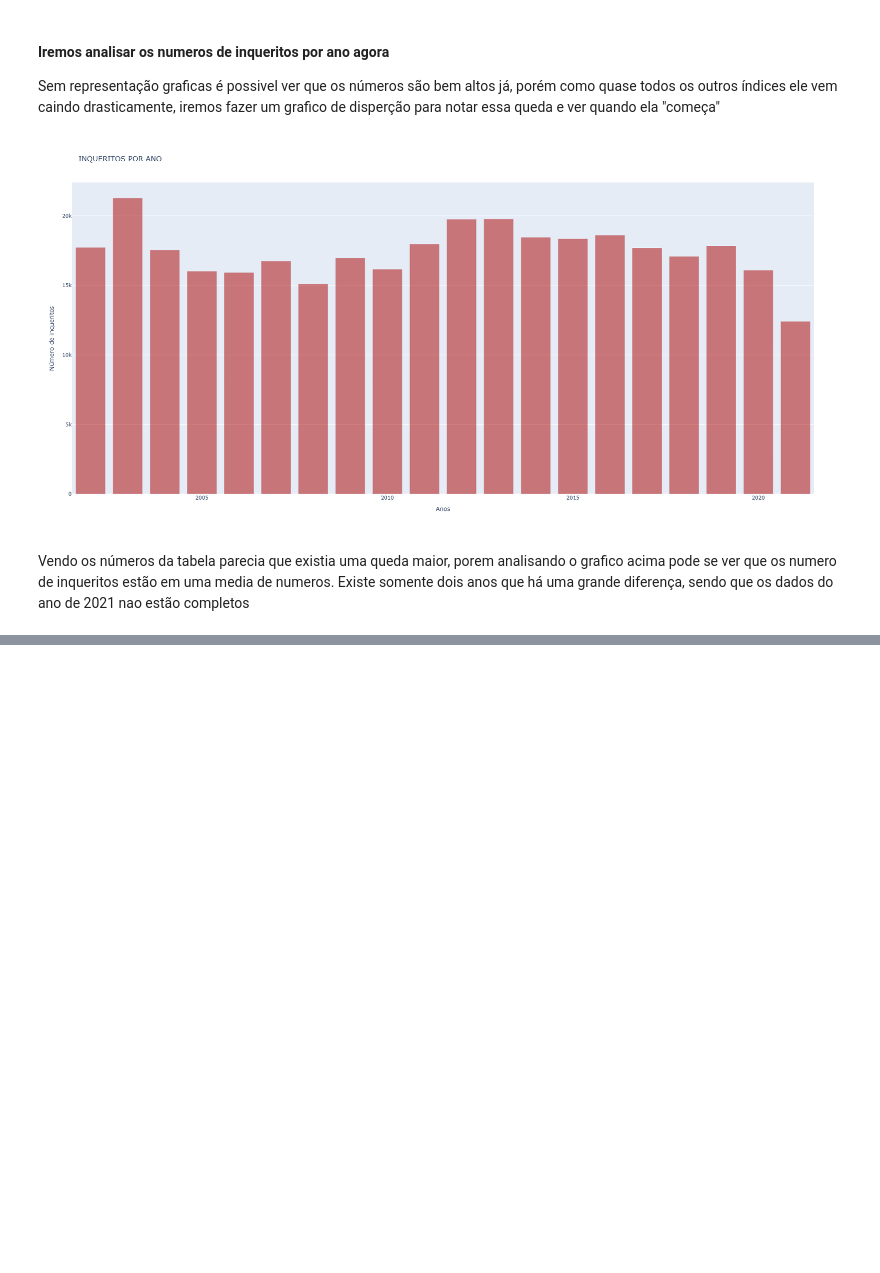
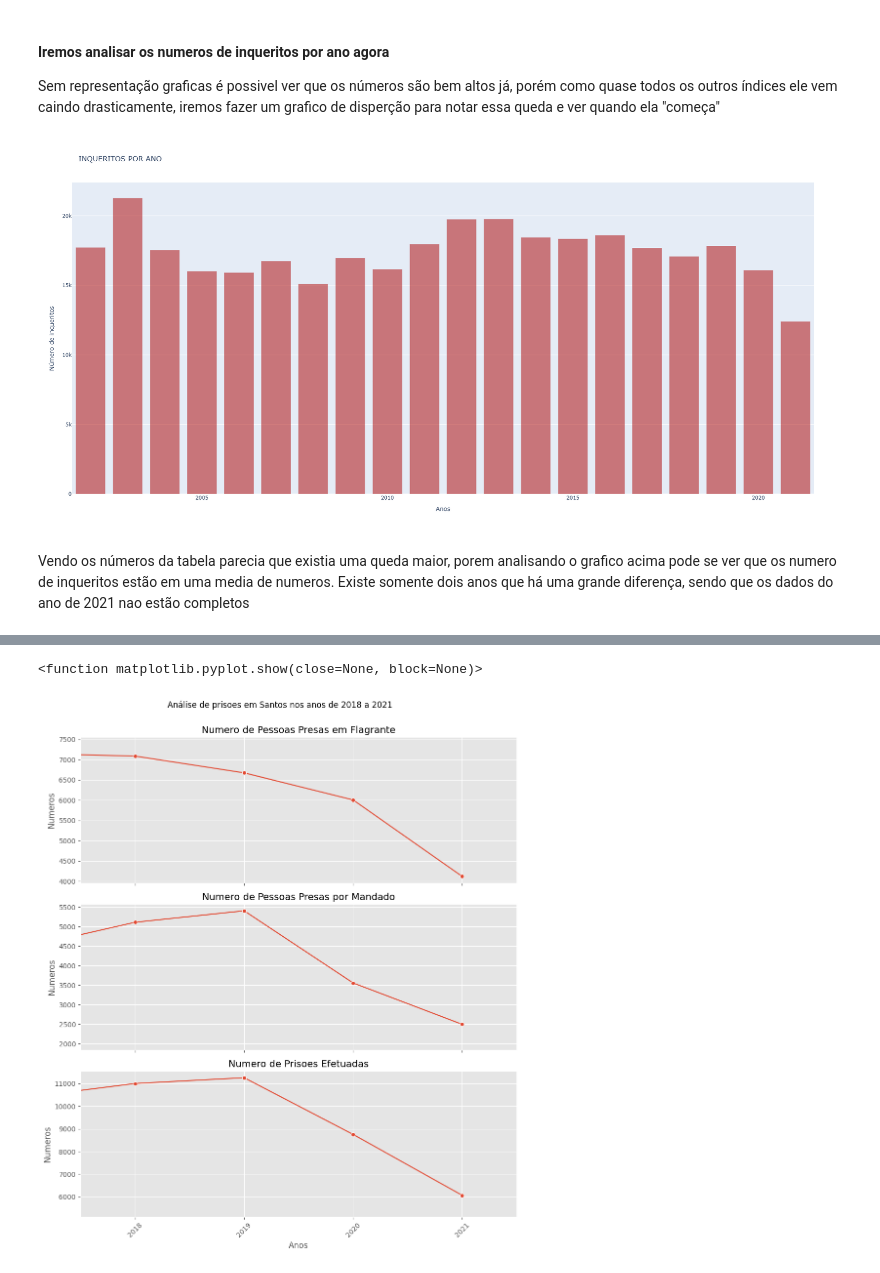
Before and after one commit to lucasghidini/ProdutividadeDaPSP_emSantos, a Jupyter notebook: ETL/ProdutividadePMSP.ipynb, the cells around one changed output, grey strips where cells are left out. Drawn from its saved outputs; the diff is of its cells as text; code cells hidden in the pictures; blank space fills up the shorter version.

Commit message:
feat: add more graphis about prisons

```diff
--- a/ETL/ProdutividadePMSP.ipynb
+++ b/ETL/ProdutividadePMSP.ipynb
@@ -147,0 +151,8 @@ Vendo os números da tabela parecia que existia uma queda maior, porem analisand
+# %%
+#selecionando as colunas para a análise
+santos.filter(['ano','numero_de_pessoas_presas_em_flagrante','numero_de_pessoas_presas_por_mandado','numero_de_prisoes_efetuadas'])
+
+#Criando um novo data para essa analise
+santos_prisoes = santos.filter(['ano','numero_de_pessoas_presas_em_flagrante','numero_de_pessoas_presas_por_mandado','numero_de_prisoes_efetuadas'])
+
+santos_prisoes
@@ -147,0 +179,4 @@ Vendo os números da tabela parecia que existia uma queda maior, porem analisand
+# %%
+#selecionando os ultimos cinco anos
+santos_prisoes_5= santos_prisoes.iloc[16:]
+santos_prisoes_5
@@ -147,0 +189,36 @@ Vendo os números da tabela parecia que existia uma queda maior, porem analisand
+# %%
+
+metricas_plot = ['numero_de_pessoas_presas_em_flagrante','numero_de_pessoas_presas_por_mandado','numero_de_prisoes_efetuadas']
+
+num_metricas = len(metricas_plot)
+cols_por_linha = 1
+rows = num_metricas
+
+fig, axes =plt.subplots(rows,cols_por_linha, figsize= (10, rows*4), sharex=True)
+if num_metricas == 1:
+    axes = [axes]
+else:
+    axes = axes.flatten()
+
+for i, metrica in enumerate(metricas_plot):
+    ax= axes[i]
+
+    sns.lineplot(x='ano', y=metrica,data=santos, ax=ax, marker= 'o')
+    titulo_formatado = metrica.replace('_',' ').title().replace('De','de').replace('Em','em').replace('Por','por')
+
+    ax.set_title(titulo_formatado, fontsize = 14)
+    ax.set_xlabel('Anos')
+    ax.set_ylabel('Numeros')
+
+    ax.set_xlim(santos_prisoes_5['ano'].min() - 0.5, santos_prisoes_5['ano'].max() + 0.5)
+
+    ax.set_xticks(santos_prisoes_5['ano'])
+    ax.tick_params(axis='x', rotation=45)
+
+plt.tight_layout(rect=[0, 0.03, 1, 0.95])
+fig.suptitle('Análise de prisoes em Santos nos anos de 2018 a 2021')
+
+plt.show
+# %% [output]
+<function matplotlib.pyplot.show(close=None, block=None)>
+[figure, added]
```
Also changed, not shown: parts of 4 cells of this notebook, 1 other file.
